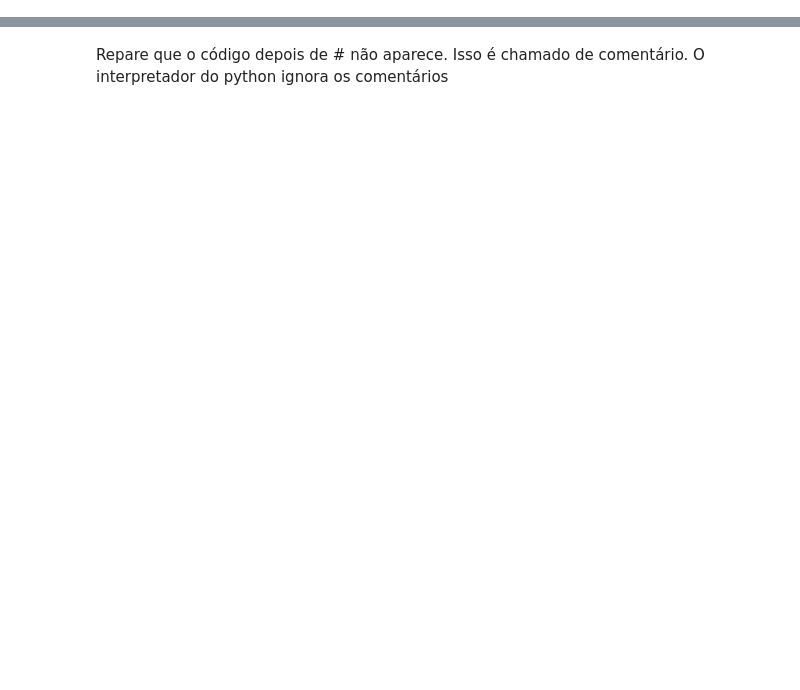
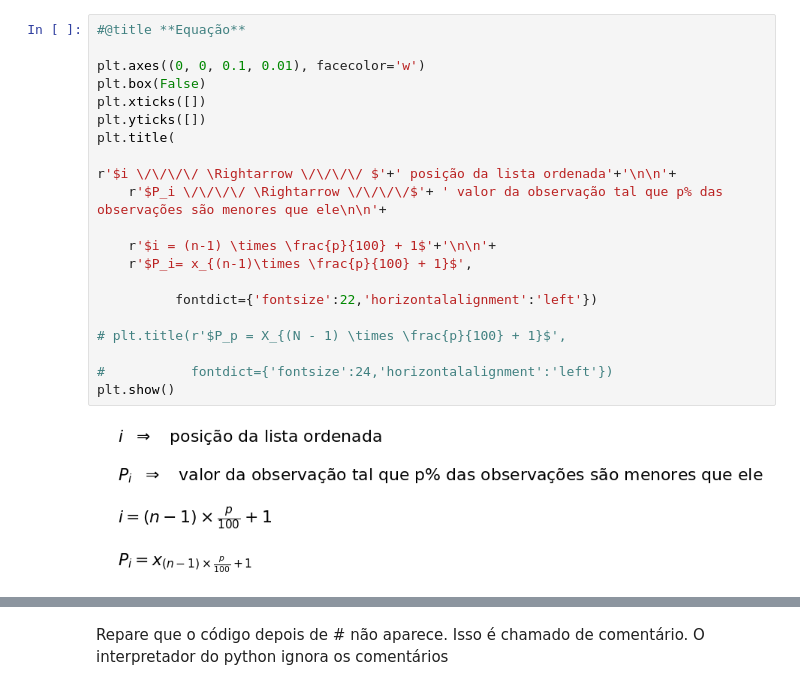
Before and after one commit to fesousa/analise-exploratoria-health-datascience, a Jupyter notebook: analise_explotatoria.ipynb, the cells around one changed output, grey strips where cells are left out. Drawn from its saved outputs; the diff is of its cells as text; blank space fills up the shorter version.

```diff
--- a/analise_explotatoria.ipynb
+++ b/analise_explotatoria.ipynb
@@ -750,0 +626,23 @@ print(x)
+# %%
+#@title **Equação**
+
+plt.axes((0, 0, 0.1, 0.01), facecolor='w')
+plt.box(False)
+plt.xticks([])
+plt.yticks([])
+plt.title(
+
+r'$i \/\/\/\/ \Rightarrow \/\/\/\/ $'+' posição da lista ordenada'+'\n\n'+
+    r'$P_i \/\/\/\/ \Rightarrow \/\/\/\/$'+ ' valor da observação tal que p% das observações são menores que ele\n\n'+
+
+    r'$i = (n-1) \times \frac{p}{100} + 1$'+'\n\n'+
+    r'$P_i= x_{(n-1)\times \frac{p}{100} + 1}$',
+
+          fontdict={'fontsize':22,'horizontalalignment':'left'})
+
+# plt.title(r'$P_p = X_{(N - 1) \times \frac{p}{100} + 1}$',
+
+#           fontdict={'fontsize':24,'horizontalalignment':'left'})
+plt.show()
+# %% [output]
+[figure, added]
```
Also changed, not shown: parts of 285 cells of this notebook, 4 other files.
